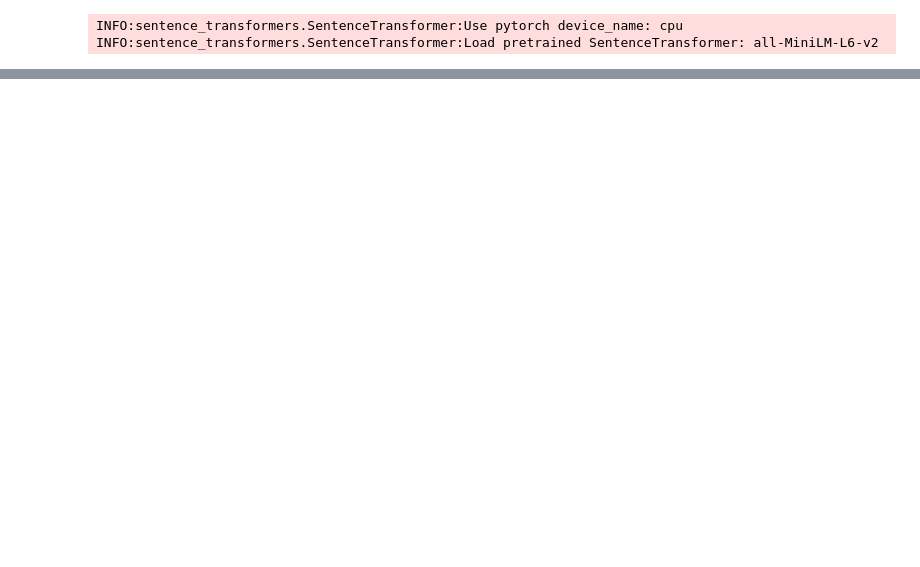
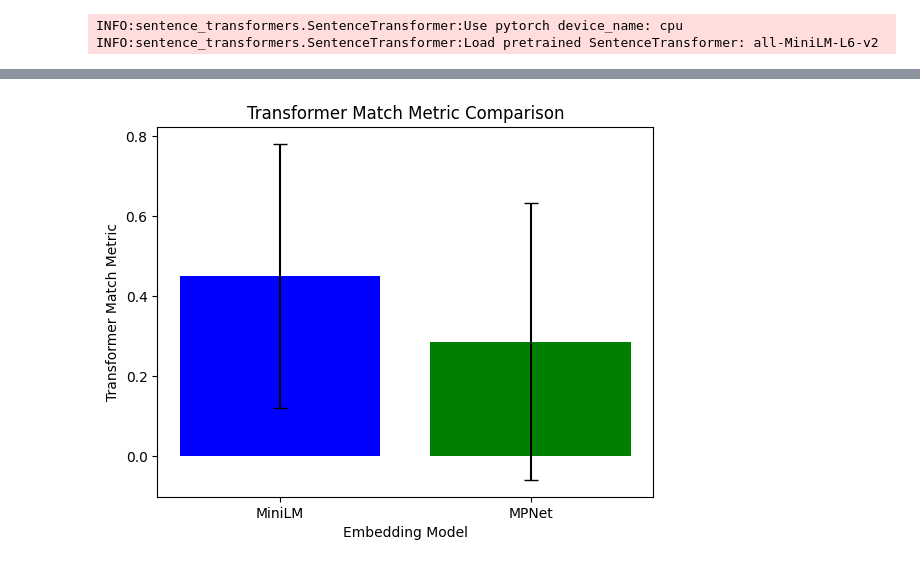
Before and after one commit to MechInterpreter/Case_Studies, a Jupyter notebook: textwave/system_analysis.ipynb, the cells around one changed output, grey strips where cells are left out. Saved outputs shown, nothing was run; the diff lists cells and outputs as text; code cells hidden in the pictures; blank space fills up the shorter version.

```diff
--- a/textwave/system_analysis.ipynb
+++ b/textwave/system_analysis.ipynb
@@ -23,6 +28,6 @@ WARNING:tensorflow:From C:\Users\walde\anaconda3\Lib\site-packages\tf_keras\src\
 # %%
 # Define the corpus directory
-corpus_directory = r'C:\Users\walde\systems\textwave\storage\corpus'
+corpus_directory = '/teamspace/studios/this_studio/storage/corpus'
 
 # Initialize Pipeline
 pipeline = Pipeline()
@@ -279,0 +129,13 @@ plt.show()
+# %%
+from sentence_transformers import SentenceTransformer
+
+# Compute Transformer Match Metric for each embedding model
+transformer_scores = {}
+
+for model in retrieval_data:
+    print(f"Computing Transformer Match Metric for {model}...")
+    generated_answers = [res['answer'] for res in retrieval_data[model]]
+    reference_answers = [res['context'] for res in retrieval_data[model]]  # Use retrieved context
+
+    avg_score, std_dev = transformer_match_metric(generated_answers, reference_answers, model_name=embedding_models[model])
+    transformer_scores[model] = {'average_score': avg_score, 'std_dev': std_dev}
@@ -280 +149,13 @@ plt.show()
+# %%
+# Visualize Transformer Match Metric
+avg_scores = [transformer_scores[model]['average_score'] for model in transformer_scores]
+std_devs = [transformer_scores[model]['std_dev'] for model in transformer_scores]
+
+plt.bar(model_names, avg_scores, yerr=std_devs, capsize=5, color=['blue', 'green'])
+plt.xlabel('Embedding Model')
+plt.ylabel('Transformer Match Metric')
+plt.title('Transformer Match Metric Comparison')
+plt.show()
+# %% [output]
+[figure, added]
 # %%
```
Also changed, not shown: parts of 42 cells of this notebook.
